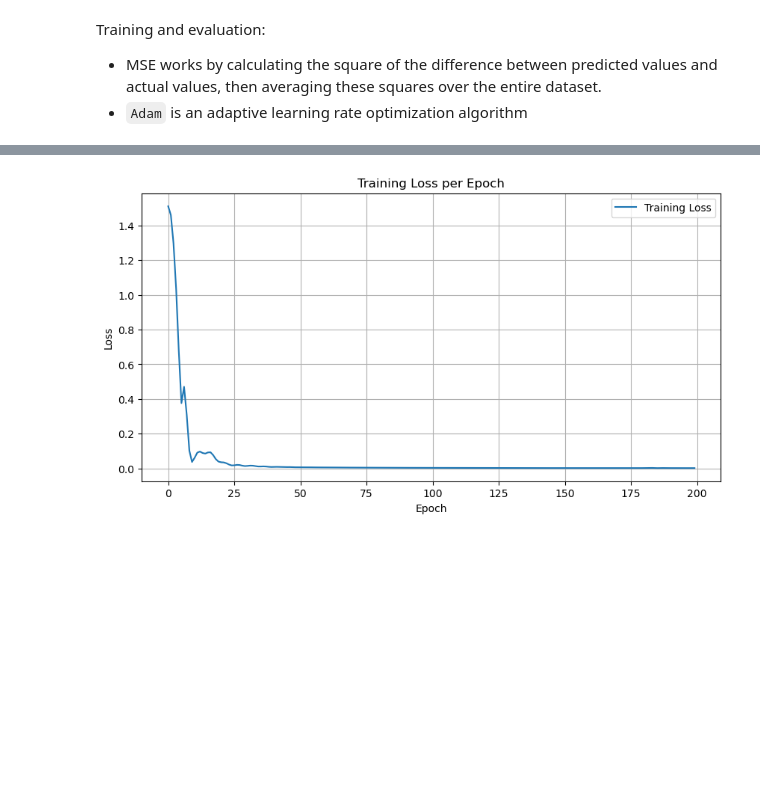
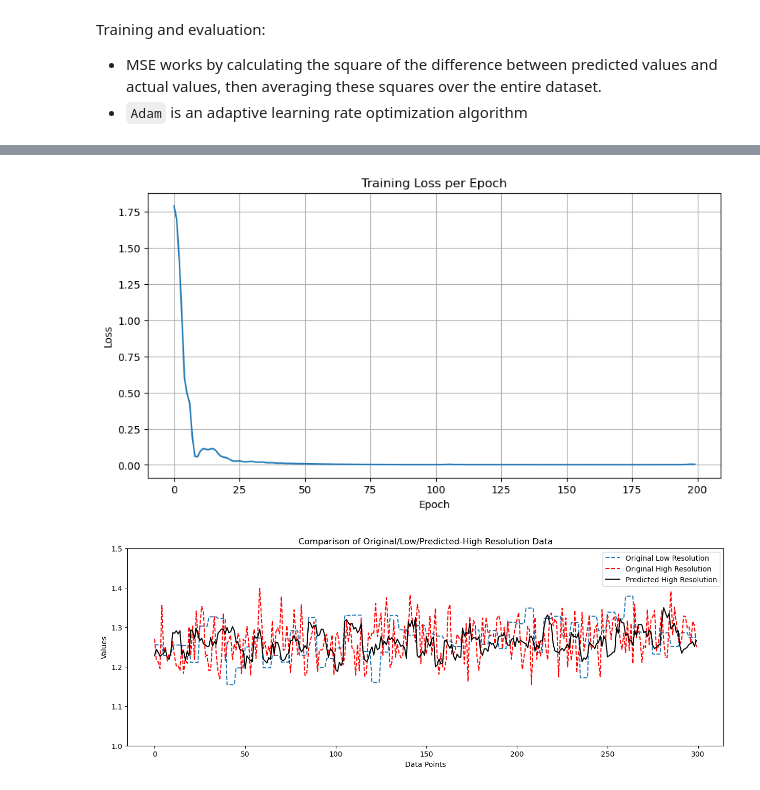
Before and after one commit to Mark-Hopkins-at-Williams/final-project-martiberrutti, a Jupyter notebook: martimorgan.ipynb, the cells around one changed output, grey strips where cells are left out. Saved outputs shown, nothing was run; the diff lists cells and outputs as text; code cells hidden in the pictures; blank space fills up the shorter version.

```diff
--- a/martimorgan.ipynb
+++ b/martimorgan.ipynb
@@ -158,10 +158,35 @@ def plot_epoch_losses(epoch_losses):
     plt.title('Training Loss per Epoch')
     plt.xlabel('Epoch')
     plt.ylabel('Loss')
-    plt.legend()
     plt.grid(True)
     plt.show()
 
 plot_epoch_losses(epoch_losses)
 # %% [output]
-[figure, old version]
+[figure, new version]
+# %%
+model.eval()
+pred = []
+
+with torch.no_grad():
+    for data, targets in test_loader:
+        outputs = model(data)
+        pred.extend(outputs.cpu().numpy().reshape(-1, 1600))
+
+pred = np.concatenate(pred, axis=0).reshape(-1)
+high300 = y_test.reshape(-1)[-300:].numpy()
+low300 = X_test.reshape(-1)[-300:].numpy()
+pred300 = pred[-300:]
+
+plt.figure(figsize=(15, 5))
+plt.plot(high300, label='Original Low Resolution', linestyle='--')
+plt.plot(low300, label='Original High Resolution', color='red', linestyle='--')
+plt.plot(pred300, label='Predicted High Resolution', color='black')
+plt.legend()
+plt.title("Comparison of Original/Low/Predicted-High Resolution Data")
+plt.xlabel("Data Points")
+plt.ylabel("Values")
+plt.ylim(1,1.5)
+plt.show()
+# %% [output]
+[figure, added]
```
Also changed, not shown: parts of 3 cells of this notebook, 1 other file.
